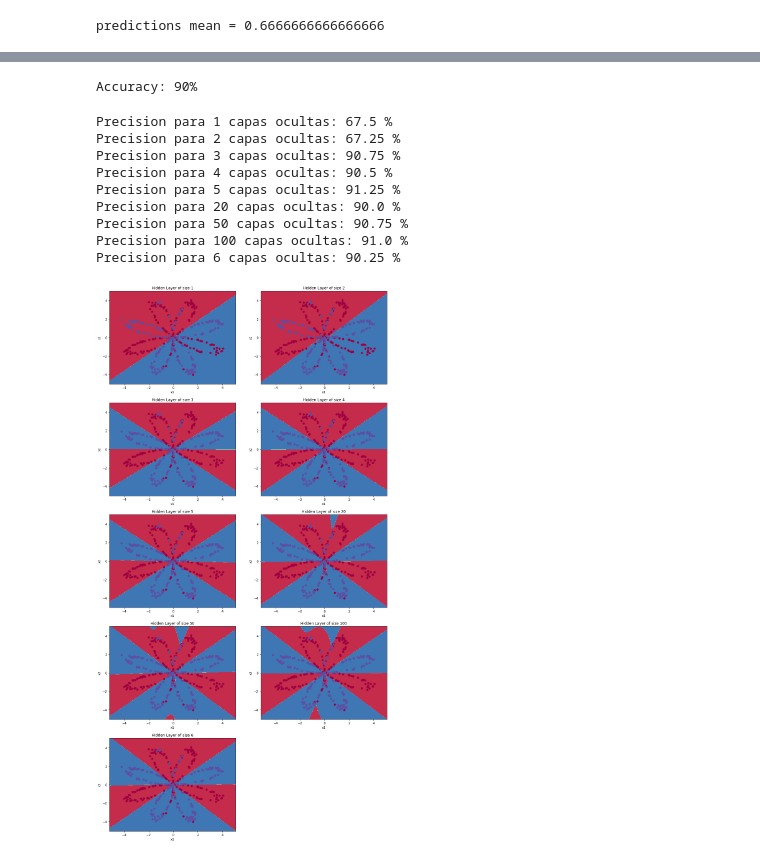
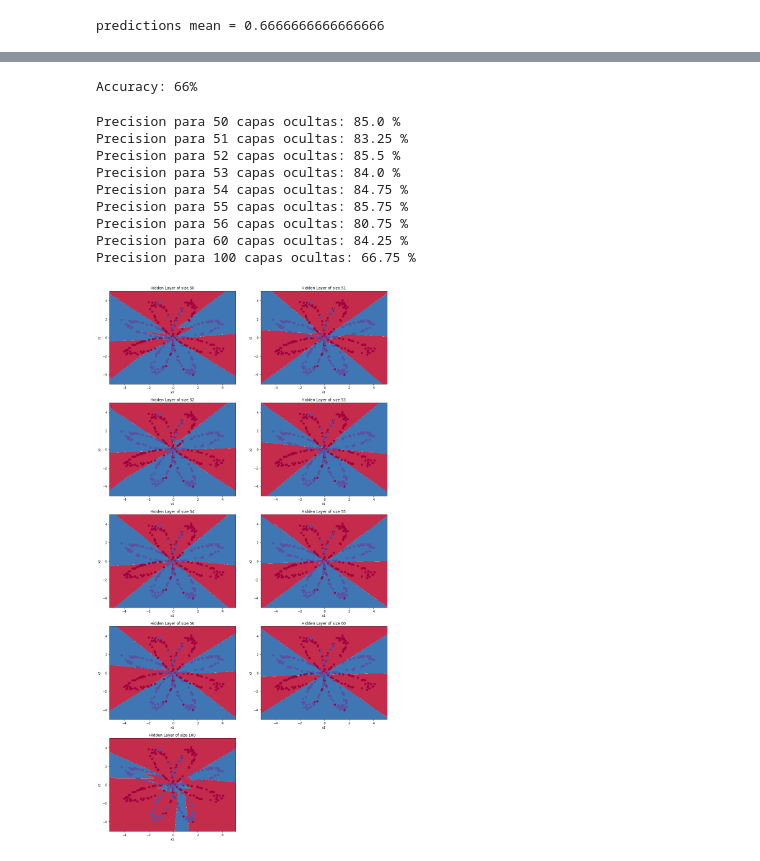
Before and after one commit to kleysonklaus/rn_reconocimiento_flor, a Jupyter notebook: clasificador utilizando la funcion logistica.ipynb, the cells around one changed output, grey strips where cells are left out. Cells and saved outputs as stored; diff of their text form; code cells hidden in the pictures.

```diff
--- a/clasificador utilizando la funcion logistica.ipynb
+++ b/clasificador utilizando la funcion logistica.ipynb
@@ -9,5 +9,10 @@ from planar_utils import plot_decision_boundary, sigmoid, load_planar_dataset, l
 #%matplotlib inline
 np.random.seed(1) # establece una semilla(seed) para que los resultados sean consistentes
+# %%
+def _relu (x):
+    x[x<=0] = 0
+    x[x>0] = 1
+    return x
 # %%
 X, Y = load_planar_dataset()
 plt.scatter(X[0, :], X[1, :], c=Y[0], s=40, cmap=plt.cm.Spectral);
@@ -126,7 +131,8 @@ def forward_propagation(X, parameters):
 
     # Implementa Forward Propagation para calcular A2
     Z1 = np.dot(W1, X) + b1
-    A1 = np.tanh(Z1)
+    A1 = _relu(Z1)
+    #A1 = np.tanh(Z1)
     Z2 = np.dot(W2, A1) + b2
 
     A2 = sigmoid(Z2)
@@ -272,7 +278,7 @@ def nn_model(X, Y, n_h, num_iterations = 10000, learning_rate = 1.2, print_cost=
         # Llamar a la función Gradient descent parameter update.
         parameters = update_parameters(parameters, grads, learning_rate)
         # Print the cost every 1000 iterations
-        if print_cost and i % 5000 == 0:
+        if print_cost and i % 100 == 0:
             print ("Costo despues de iteracion: ",i," = ", cost)
     return parameters
 # %%
@@ -324,26 +345,26 @@ predictions = predict(parameters, X)
 print ('Accuracy: %d' % float((np.dot(Y,predictions.T) + np.dot(1-Y,1-
 predictions.T))/float(Y.size)*100) + '%')
 # %% [output]
-Accuracy: 90%
+Accuracy: 66%
 # %%
 plt.figure(figsize=(16, 32))
-hidden_layer_sizes = [1, 2, 3, 4, 5, 20, 50,100,6]
+hidden_layer_sizes = [50,51,52,53,54,55,56,60,100]
 for i, n_h in enumerate(hidden_layer_sizes):
     plt.subplot(5, 2, i+1)
     plt.title('Hidden Layer of size %d' % n_h)
     parameters = nn_model(X, Y, n_h, num_iterations = 5000)
     plot_decision_boundary(lambda x: predict(parameters, x.T), X, Y[0])
     predictions = predict(parameters, X)
     accuracy = float((np.dot(Y,predictions.T) + np.dot(1-Y,1-predictions.T))/float(Y.size)*100)
     print ("Precision para {} capas ocultas: {} %".format(n_h, accuracy))
 # %% [output]
-Precision para 1 capas ocultas: 67.5 %
-Precision para 2 capas ocultas: 67.25 %
-Precision para 3 capas ocultas: 90.75 %
-Precision para 4 capas ocultas: 90.5 %
-Precision para 5 capas ocultas: 91.25 %
-Precision para 20 capas ocultas: 90.0 %
-Precision para 50 capas ocultas: 90.75 %
-Precision para 100 capas ocultas: 91.0 %
-Precision para 6 capas ocultas: 90.25 %
+Precision para 50 capas ocultas: 85.0 %
+Precision para 51 capas ocultas: 83.25 %
+Precision para 52 capas ocultas: 85.5 %
+Precision para 53 capas ocultas: 84.0 %
+Precision para 54 capas ocultas: 84.75 %
+Precision para 55 capas ocultas: 85.75 %
+Precision para 56 capas ocultas: 80.75 %
+Precision para 60 capas ocultas: 84.25 %
+Precision para 100 capas ocultas: 66.75 %
-[figure, old version]
+[figure, new version]
```
Also changed, not shown: parts of 4 cells of this notebook, 4 other files.
